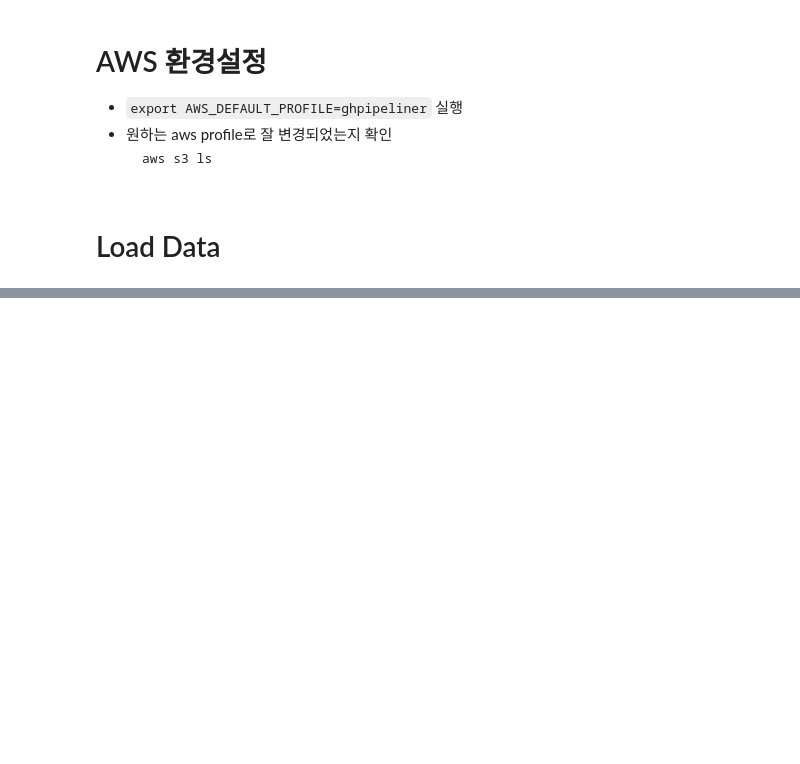
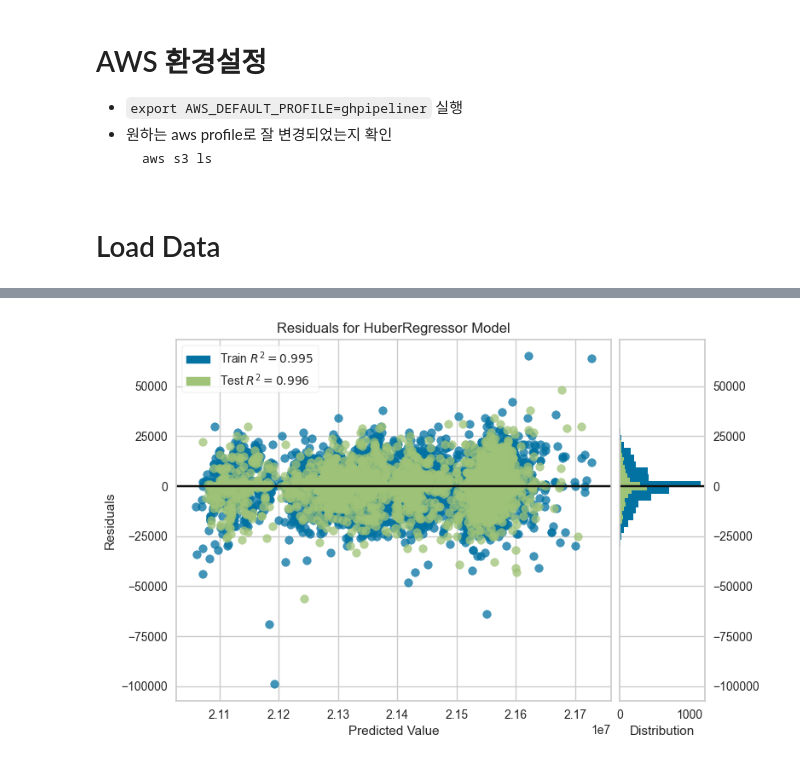
Before and after one commit to lhb0803/DE-study, a Jupyter notebook: modeling/automl.ipynb, the cells around one changed output, grey strips where cells are left out. Saved outputs shown, nothing was run; the diff lists cells and outputs as text; code cells hidden in the pictures; blank space fills up the shorter version.

```diff
--- a/modeling/automl.ipynb
+++ b/modeling/automl.ipynb
@@ -45,0 +139,2 @@ obj
+# %%
+huber = create_model('huber')
@@ -45,0 +156,4 @@ obj
+# %%
+plot_model(huber)
+# %% [output]
+[figure, added]
```
Also changed, not shown: parts of 21 cells of this notebook, 1 other file.
